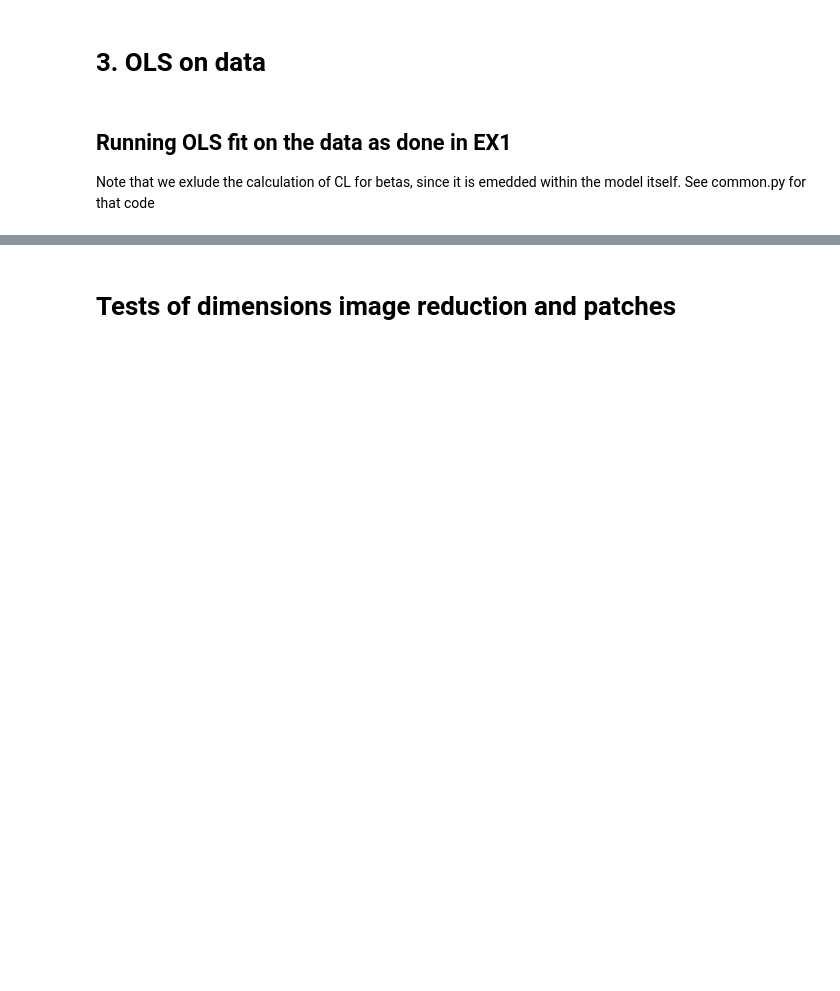
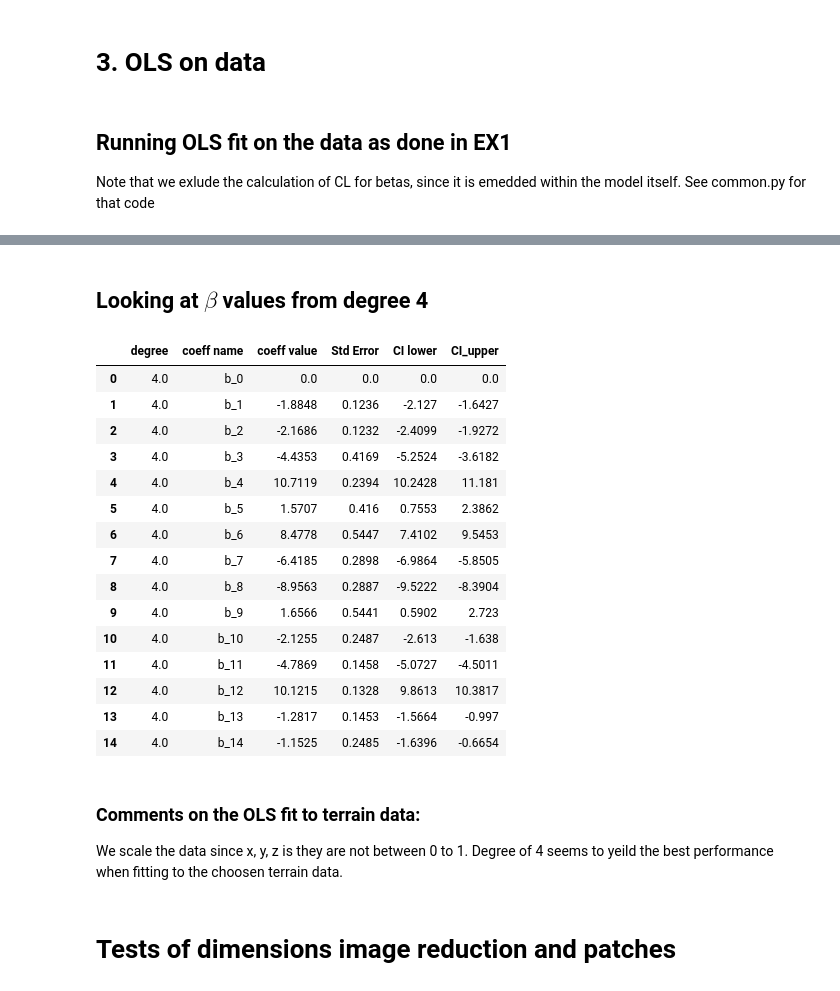
Before and after one commit to AndreasBordvik/FYS-STK4155-Prj1_report, a Jupyter notebook: code/Exercise6.ipynb, the cells around one changed output, grey strips where cells are left out. Cells and saved outputs as stored; diff of their text form; code cells hidden in the pictures; blank space fills up the shorter version.

```diff
--- a/code/Exercise6.ipynb
+++ b/code/Exercise6.ipynb
@@ -323,3 +333,28 @@ plt.show()
+# %% [markdown]
+## Looking at $\beta$ values from degree 4
+# %%
+OLS_summary = OLSrun[3]["summary"]
+display(OLS_summary)
+# %% [output]
+|  | degree | coeff name | coeff value | Std Error | CI lower | CI_upper |
+| 0 | 4.0 | b_0 | 0.0 | 0.0 | 0.0 | 0.0 |
+| 1 | 4.0 | b_1 | -1.8848 | 0.1236 | -2.127 | -1.6427 |
+| 2 | 4.0 | b_2 | -2.1686 | 0.1232 | -2.4099 | -1.9272 |
+| 3 | 4.0 | b_3 | -4.4353 | 0.4169 | -5.2524 | -3.6182 |
+| 4 | 4.0 | b_4 | 10.7119 | 0.2394 | 10.2428 | 11.181 |
+| 5 | 4.0 | b_5 | 1.5707 | 0.416 | 0.7553 | 2.3862 |
+| 6 | 4.0 | b_6 | 8.4778 | 0.5447 | 7.4102 | 9.5453 |
+| 7 | 4.0 | b_7 | -6.4185 | 0.2898 | -6.9864 | -5.8505 |
+| 8 | 4.0 | b_8 | -8.9563 | 0.2887 | -9.5222 | -8.3904 |
+| 9 | 4.0 | b_9 | 1.6566 | 0.5441 | 0.5902 | 2.723 |
+| 10 | 4.0 | b_10 | -2.1255 | 0.2487 | -2.613 | -1.638 |
+| 11 | 4.0 | b_11 | -4.7869 | 0.1458 | -5.0727 | -4.5011 |
+| 12 | 4.0 | b_12 | 10.1215 | 0.1328 | 9.8613 | 10.3817 |
+| 13 | 4.0 | b_13 | -1.2817 | 0.1453 | -1.5664 | -0.997 |
+| 14 | 4.0 | b_14 | -1.1525 | 0.2485 | -1.6396 | -0.6654 |
+# %% [markdown]
+### Comments on the OLS fit to terrain data:
+We scale the data since x, y, z is they are not between 0 to 1. Degree of 4 seems to yeild the best performance when fitting to the choosen terrain data.
 # %% [markdown]
 # Tests of dimensions image reduction and patches
 # %%
```
Also changed, not shown: parts of 6 cells of this notebook, 1 other file.
